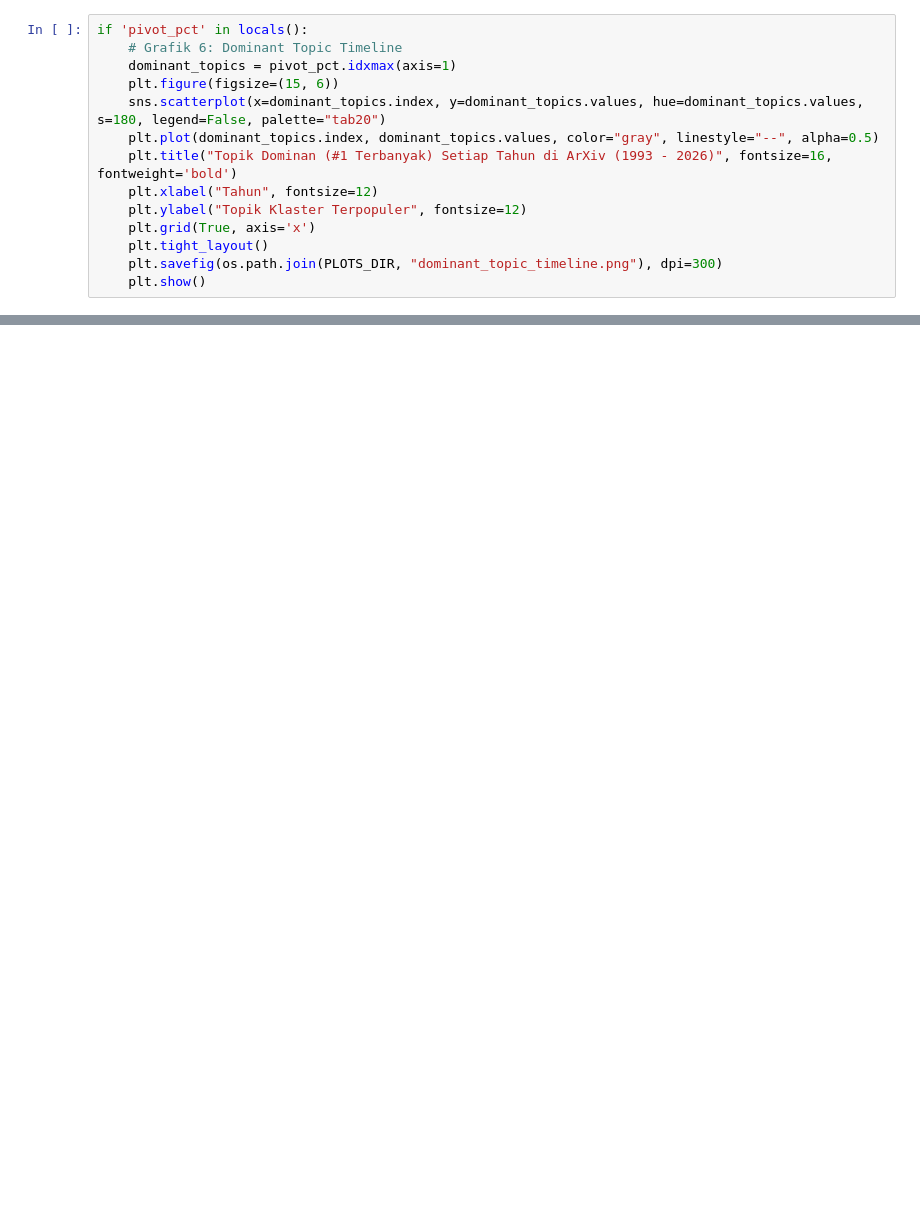
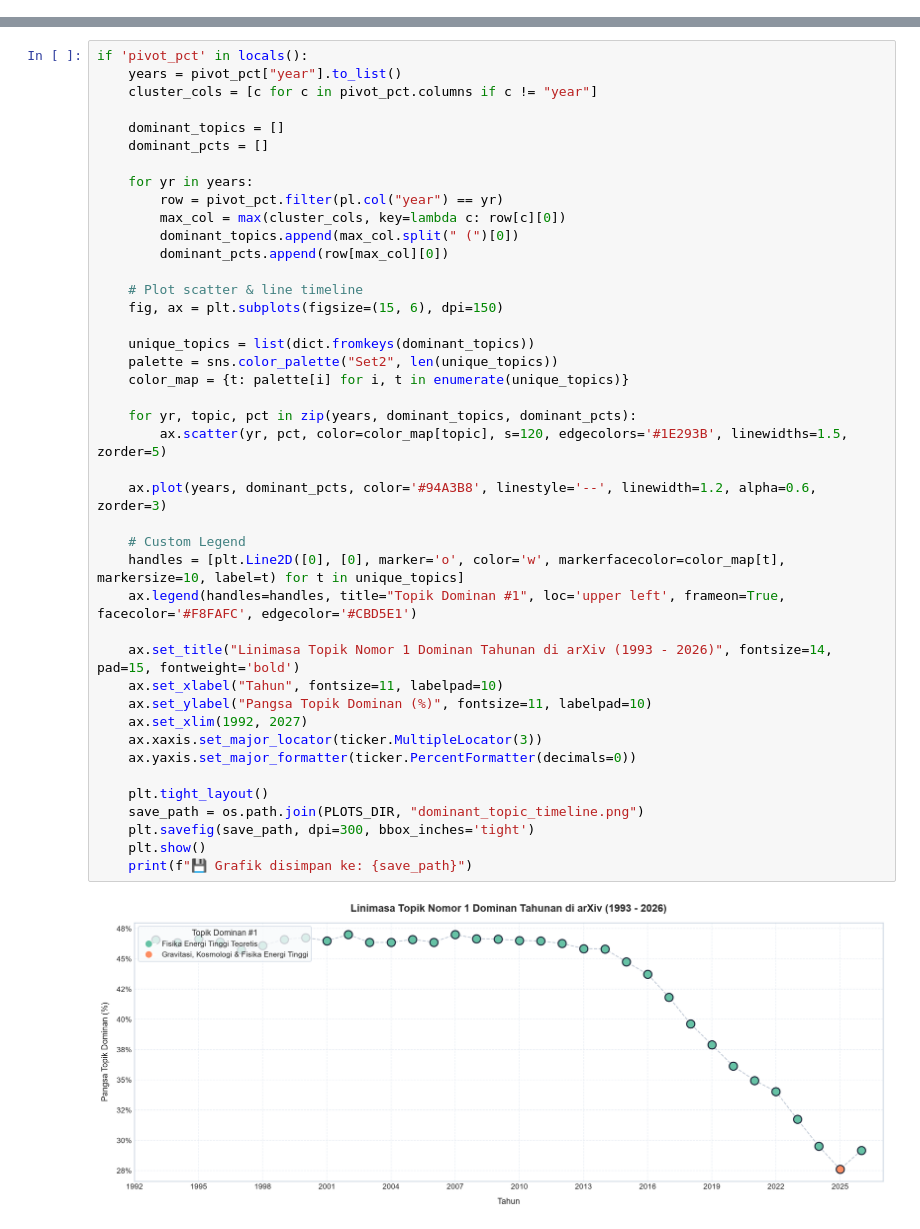
Before and after one commit to haidarfaizul/arXiv-Topic-Explorer, a Jupyter notebook: 02_Trend_Analysis/topic_trend_analysis.ipynb, the cells around one changed output, grey strips where cells are left out. Saved outputs shown, nothing was run; the diff lists cells and outputs as text; blank space fills up the shorter version.

```diff
--- a/02_Trend_Analysis/topic_trend_analysis.ipynb
+++ b/02_Trend_Analysis/topic_trend_analysis.ipynb
@@ -205,14 +0,0 @@ Passing `palette` without assigning `hue` is deprecated and will be removed in v
-# %%
-if 'pivot_pct' in locals():
-    # Grafik 6: Dominant Topic Timeline
-    dominant_topics = pivot_pct.idxmax(axis=1)
-    plt.figure(figsize=(15, 6))
-    sns.scatterplot(x=dominant_topics.index, y=dominant_topics.values, hue=dominant_topics.values, s=180, legend=False, palette="tab20")
-    plt.plot(dominant_topics.index, dominant_topics.values, color="gray", linestyle="--", alpha=0.5)
-    plt.title("Topik Dominan (#1 Terbanyak) Setiap Tahun di ArXiv (1993 - 2026)", fontsize=16, fontweight='bold')
-    plt.xlabel("Tahun", fontsize=12)
-    plt.ylabel("Topik Klaster Terpopuler", fontsize=12)
-    plt.grid(True, axis='x')
-    plt.tight_layout()
-    plt.savefig(os.path.join(PLOTS_DIR, "dominant_topic_timeline.png"), dpi=300)
-    plt.show()
@@ -253,0 +387,44 @@ if 'pivot_df' in locals():
+# %%
+if 'pivot_pct' in locals():
+    years = pivot_pct["year"].to_list()
+    cluster_cols = [c for c in pivot_pct.columns if c != "year"]
+
+    dominant_topics = []
+    dominant_pcts = []
+
+    for yr in years:
+        row = pivot_pct.filter(pl.col("year") == yr)
+        max_col = max(cluster_cols, key=lambda c: row[c][0])
+        dominant_topics.append(max_col.split(" (")[0])
+        dominant_pcts.append(row[max_col][0])
+
+    # Plot scatter & line timeline
+    fig, ax = plt.subplots(figsize=(15, 6), dpi=150)
+
+    unique_topics = list(dict.fromkeys(dominant_topics))
+    palette = sns.color_palette("Set2", len(unique_topics))
+    color_map = {t: palette[i] for i, t in enumerate(unique_topics)}
+
+    for yr, topic, pct in zip(years, dominant_topics, dominant_pcts):
+        ax.scatter(yr, pct, color=color_map[topic], s=120, edgecolors='#1E293B', linewidths=1.5, zorder=5)
+
+    ax.plot(years, dominant_pcts, color='#94A3B8', linestyle='--', linewidth=1.2, alpha=0.6, zorder=3)
+
+    # Custom Legend
+    handles = [plt.Line2D([0], [0], marker='o', color='w', markerfacecolor=color_map[t], markersize=10, label=t) for t in unique_topics]
+    ax.legend(handles=handles, title="Topik Dominan #1", loc='upper left', frameon=True, facecolor='#F8FAFC', edgecolor='#CBD5E1')
+
+    ax.set_title("Linimasa Topik Nomor 1 Dominan Tahunan di arXiv (1993 - 2026)", fontsize=14, pad=15, fontweight='bold')
+    ax.set_xlabel("Tahun", fontsize=11, labelpad=10)
+    ax.set_ylabel("Pangsa Topik Dominan (%)", fontsize=11, labelpad=10)
+    ax.set_xlim(1992, 2027)
+    ax.xaxis.set_major_locator(ticker.MultipleLocator(3))
+    ax.yaxis.set_major_formatter(ticker.PercentFormatter(decimals=0))
+
+    plt.tight_layout()
+    save_path = os.path.join(PLOTS_DIR, "dominant_topic_timeline.png")
+    plt.savefig(save_path, dpi=300, bbox_inches='tight')
+    plt.show()
+    print(f"💾 Grafik disimpan ke: {save_path}")
+# %% [output]
+[figure, added]
```
Also changed, not shown: parts of 42 cells of this notebook, 15 other files.
